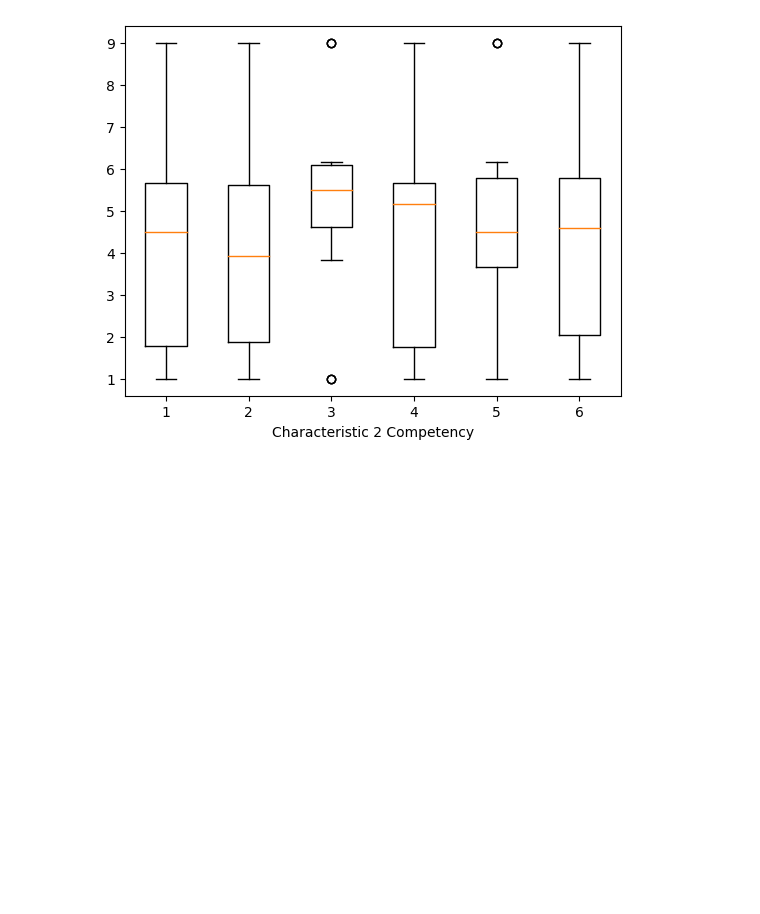
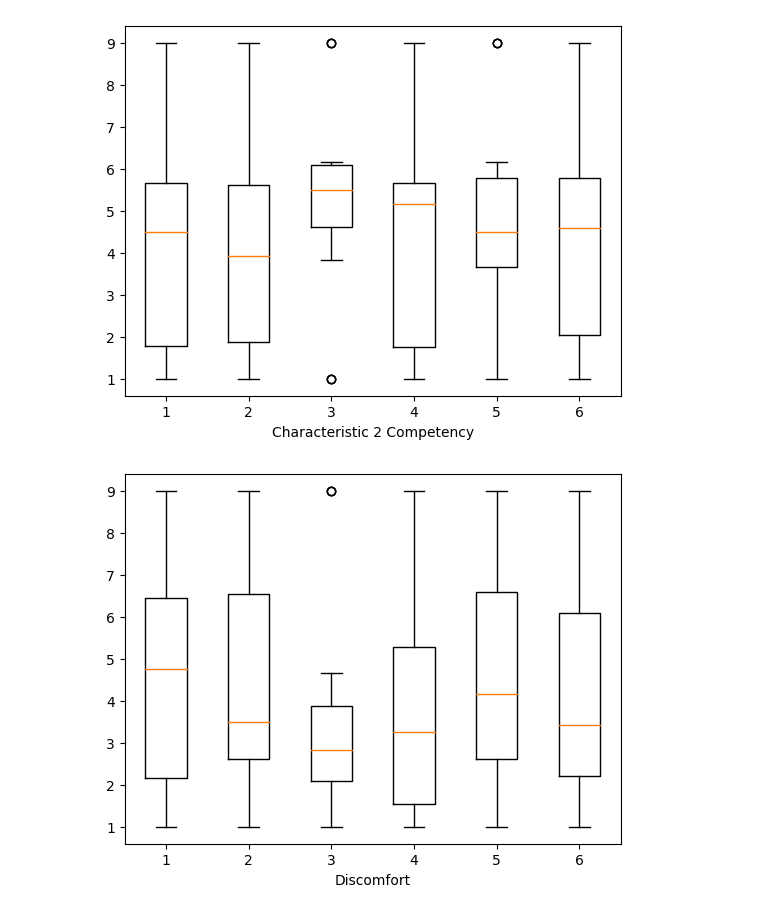
Before and after one commit to jessicaherring1/REU, a Jupyter notebook: data_visualizations.ipynb, the cells around one changed output. Cells and saved outputs as stored; diff of their text form; code cells hidden in the pictures; blank space fills up the shorter version.

Commit message:
data visualizations update

```diff
--- a/data_visualizations.ipynb
+++ b/data_visualizations.ipynb
@@ -347,3 +347,64 @@ plt.xlabel("Competency")
 plt.show()
 # %% [output]
 [figure]
+# %%
+#characteristic 1 Discomfort
+#for shape x sharpness of edges:
+#   1: concave
+#   2: convex
+#   3: straight
+#   4: middle
+#   5: rounded
+#   6: round
+
+df_temp1 = df2.loc["1_Discomfort"]
+df_temp2 = df2.loc["2_Discomfort"]
+df_temp3 = df2.loc["3_Discomfort"]
+
+result1 = pd.concat([df_temp1, df_temp2, df_temp3])
+
+df_temp4 = df2.loc["4_Discomfort"]
+df_temp5 = df2.loc["5_Discomfort"]
+df_temp6 = df2.loc["6_Discomfort"]
+
+result2 = pd.concat([df_temp4, df_temp5, df_temp6])
+
+df_temp7 = df2.loc["7_Discomfort"]
+df_temp8 = df2.loc["8_Discomfort"]
+df_temp9 = df2.loc["9_Discomfort"]
+
+result3 = pd.concat([df_temp7, df_temp8, df_temp9])
+
+result11 = pd.concat([result1, result2, result3], axis=1)
+
+
+df_temp1 = df2.loc["1_Discomfort"]
+df_temp2 = df2.loc["4_Discomfort"]
+df_temp3 = df2.loc["7_Discomfort"]
+
+result1 = pd.concat([df_temp1, df_temp2, df_temp3])
+
+df_temp4 = df2.loc["2_Discomfort"]
+df_temp5 = df2.loc["5_Discomfort"]
+df_temp6 = df2.loc["8_Discomfort"]
+
+result2 = pd.concat([df_temp4, df_temp5, df_temp6])
+
+df_temp7 = df2.loc["3_Discomfort"]
+df_temp8 = df2.loc["6_Discomfort"]
+df_temp9 = df2.loc["9_Discomfort"]
+
+result3 = pd.concat([df_temp7, df_temp8, df_temp9])
+
+result22 = pd.concat([result1, result2, result3], axis=1)
+
+
+result = pd.concat([result11, result22], axis=1)
+
+
+plt.boxplot(result)
+plt.xlabel("Discomfort")
+
+plt.show()
+# %% [output]
+[figure, added]
```
Also changed, not shown: parts of 3 cells of this notebook, 2 other files.
